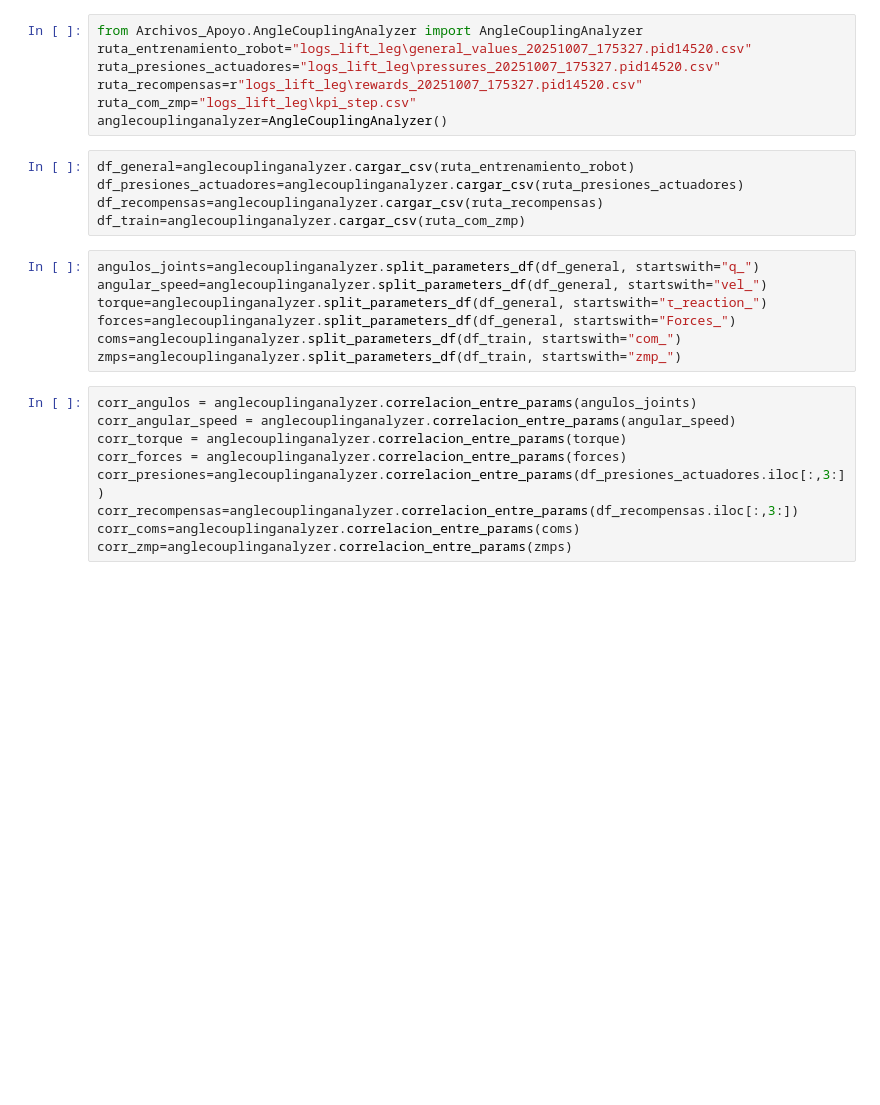
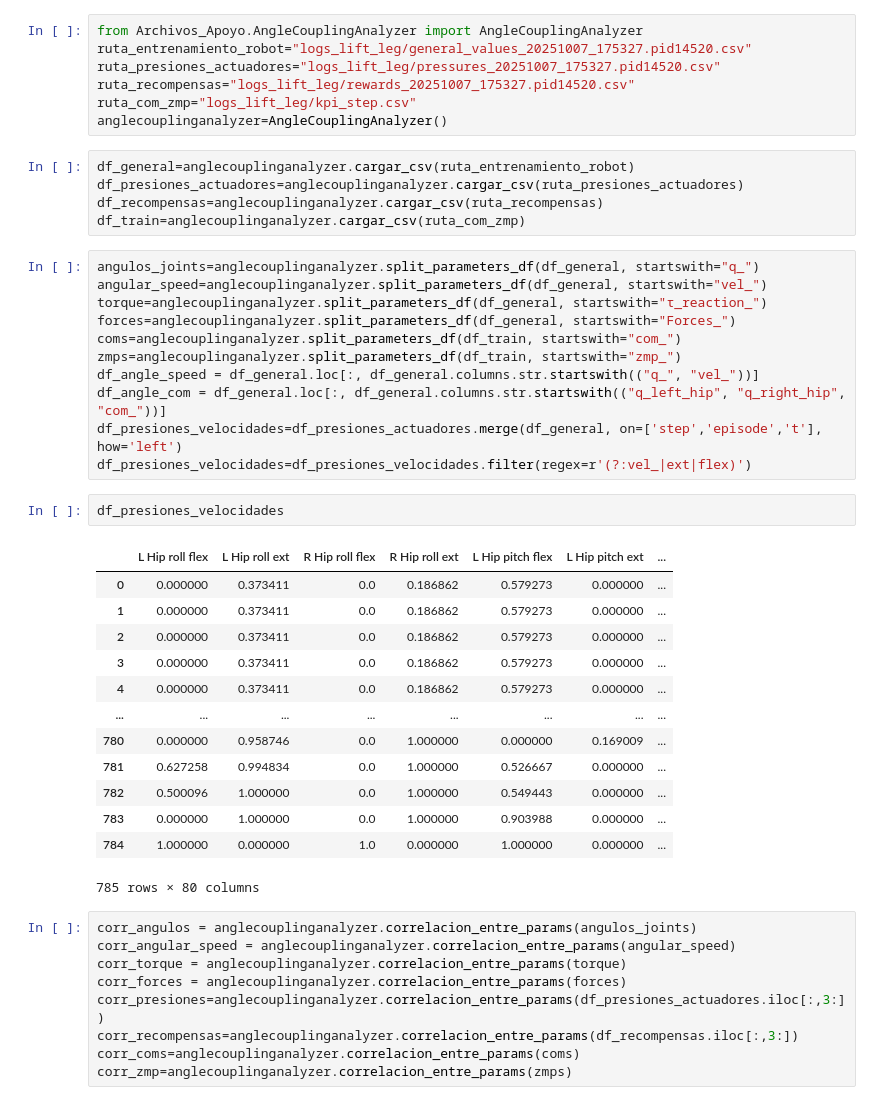
Before and after one commit to ART1993/Marcha_IK, a Jupyter notebook: Estudio_entrenamiento.ipynb, the cells around one changed output. Drawn from its saved outputs; the diff is of its cells as text; blank space fills up the shorter version.

```diff
--- a/Estudio_entrenamiento.ipynb
+++ b/Estudio_entrenamiento.ipynb
@@ -1,9 +1,9 @@
 # %%
 from Archivos_Apoyo.AngleCouplingAnalyzer import AngleCouplingAnalyzer
-ruta_entrenamiento_robot="logs_lift_leg\general_values_20251007_175327.pid14520.csv"
-ruta_presiones_actuadores="logs_lift_leg\pressures_20251007_175327.pid14520.csv"
-ruta_recompensas=r"logs_lift_leg\rewards_20251007_175327.pid14520.csv"
-ruta_com_zmp="logs_lift_leg\kpi_step.csv"
+ruta_entrenamiento_robot="logs_lift_leg/general_values_20251007_175327.pid14520.csv"
+ruta_presiones_actuadores="logs_lift_leg/pressures_20251007_175327.pid14520.csv"
+ruta_recompensas="logs_lift_leg/rewards_20251007_175327.pid14520.csv"
+ruta_com_zmp="logs_lift_leg/kpi_step.csv"
 anglecouplinganalyzer=AngleCouplingAnalyzer()
 # %%
 df_general=anglecouplinganalyzer.cargar_csv(ruta_entrenamiento_robot)
@@ -17,6 +17,26 @@ torque=anglecouplinganalyzer.split_parameters_df(df_general, startswith="τ_reac
 forces=anglecouplinganalyzer.split_parameters_df(df_general, startswith="Forces_")
 coms=anglecouplinganalyzer.split_parameters_df(df_train, startswith="com_")
 zmps=anglecouplinganalyzer.split_parameters_df(df_train, startswith="zmp_")
+df_angle_speed = df_general.loc[:, df_general.columns.str.startswith(("q_", "vel_"))]
+df_angle_com = df_general.loc[:, df_general.columns.str.startswith(("q_left_hip", "q_right_hip", "com_"))]
+df_presiones_velocidades=df_presiones_actuadores.merge(df_general, on=['step','episode','t'], how='left')
+df_presiones_velocidades=df_presiones_velocidades.filter(regex=r'(?:vel_|ext|flex)')
+# %%
+df_presiones_velocidades
+# %% [output]
+|  | L Hip roll flex | L Hip roll ext | R Hip roll flex | R Hip roll ext | L Hip pitch flex | L Hip pitch ext | ... |
+| 0 | 0.000000 | 0.373411 | 0.0 | 0.186862 | 0.579273 | 0.000000 | ... |
+| 1 | 0.000000 | 0.373411 | 0.0 | 0.186862 | 0.579273 | 0.000000 | ... |
+| 2 | 0.000000 | 0.373411 | 0.0 | 0.186862 | 0.579273 | 0.000000 | ... |
+| 3 | 0.000000 | 0.373411 | 0.0 | 0.186862 | 0.579273 | 0.000000 | ... |
+| 4 | 0.000000 | 0.373411 | 0.0 | 0.186862 | 0.579273 | 0.000000 | ... |
+| ... | ... | ... | ... | ... | ... | ... | ... |
+| 780 | 0.000000 | 0.958746 | 0.0 | 1.000000 | 0.000000 | 0.169009 | ... |
+| 781 | 0.627258 | 0.994834 | 0.0 | 1.000000 | 0.526667 | 0.000000 | ... |
+| 782 | 0.500096 | 1.000000 | 0.0 | 1.000000 | 0.549443 | 0.000000 | ... |
+| 783 | 0.000000 | 1.000000 | 0.0 | 1.000000 | 0.903988 | 0.000000 | ... |
+| 784 | 1.000000 | 0.000000 | 1.0 | 0.000000 | 1.000000 | 0.000000 | ... |
+785 rows × 80 columns
 # %%
 corr_angulos = anglecouplinganalyzer.correlacion_entre_params(angulos_joints)
 corr_angular_speed = anglecouplinganalyzer.correlacion_entre_params(angular_speed)
```
Also changed, not shown: parts of 3 cells of this notebook, 2 other files.
